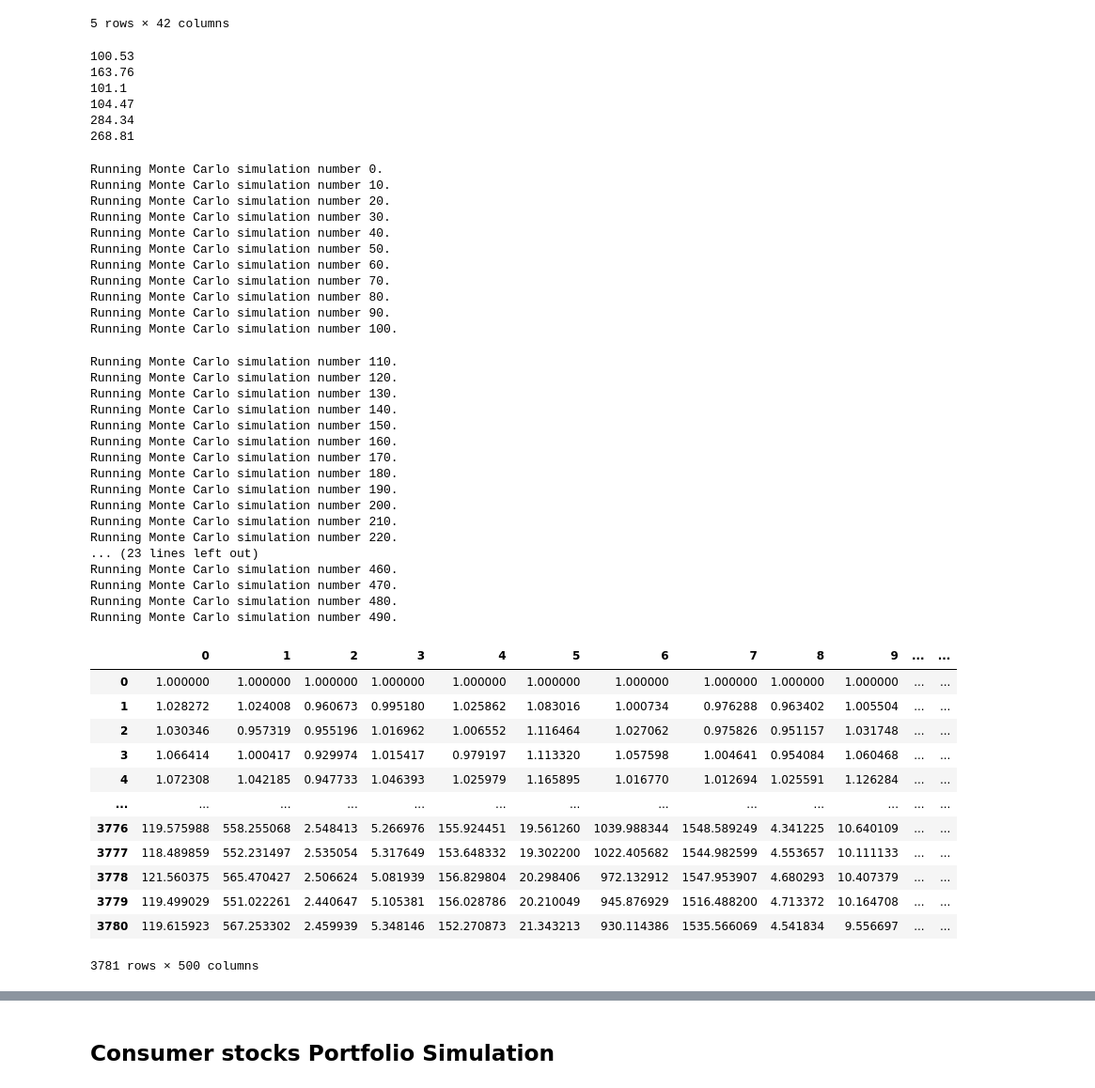
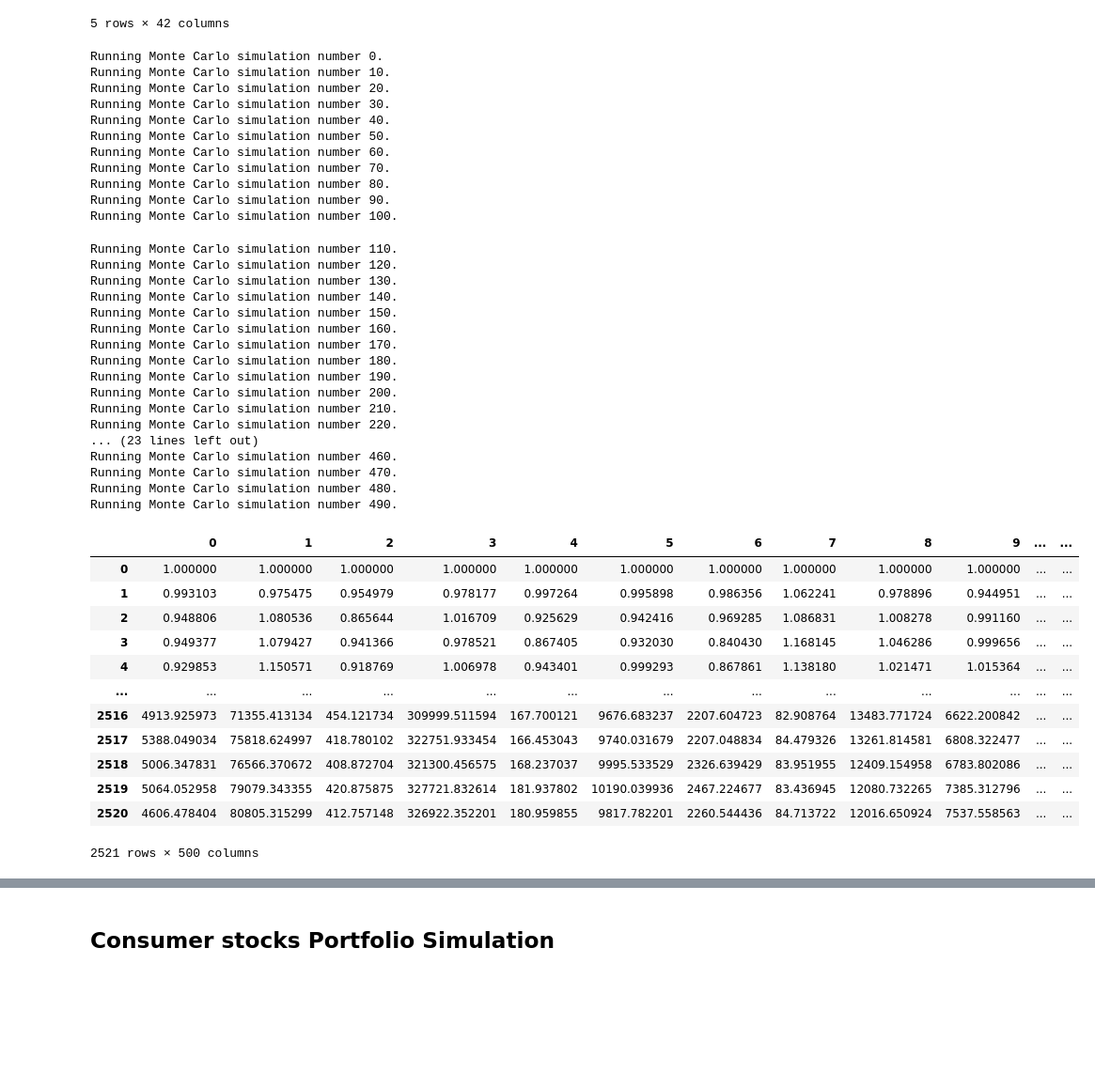
Before and after one commit to reiccv/Project_1_Portfolio_Analysis, a Jupyter notebook: Portfolio_Analysis_Tech_vs_Consumer.ipynb, the cells around one changed output, grey strips where cells are left out. Shown at 94% size. Cells and saved outputs as stored; diff of their text form; code cells hidden in the pictures; blank space fills up the shorter version.

```diff
--- a/Portfolio_Analysis_Tech_vs_Consumer.ipynb
+++ b/Portfolio_Analysis_Tech_vs_Consumer.ipynb
@@ -556,8 +555,10 @@ tickers = ["AGG","AMZN", "GOOGL", "AAPL", "MSFT", "NVDA"]
 
 timeframe = "1DAY"
 
-start_date = pd.Timestamp("2013-04-05", tz="America/New_York").isoformat()
-end_date = pd.Timestamp("2023-04-05", tz="America/New_York").isoformat()
+##Use more conservative timeframe...
+
+start_date = pd.Timestamp("2013-01-01", tz="America/New_York").isoformat()
+end_date = pd.Timestamp("2017-01-01", tz="America/New_York").isoformat()
 
 tech_portfolio = alpaca.get_bars(
     tickers,
@@ -591,85 +592,54 @@ tech_portfolio.head()
 | 2015-12-04 05:00:00+00:00 | 108.05 | 108.3000 | 108.00 | 108.240 | 2182057 | 9796 | 108.192232 | 666.00 | 674.775 | 661.40 | ... |
 | 2015-12-07 05:00:00+00:00 | 108.30 | 108.5800 | 108.23 | 108.400 | 2143773 | 9104 | 108.460067 | 674.74 | 675.460 | 660.50 | ... |
 5 rows × 42 columns
-# %%
-agg_close_price = tech_portfolio["AGG"]["close"]
-
-print(agg_close_price[-1])
-
-AAPL_close_price = tech_portfolio["AAPL"]["close"]
-
-print(AAPL_close_price[-1])
-
-AMZN_close_price = tech_portfolio["AMZN"]["close"]
-
-print(AMZN_close_price[-1])
-
-GOOGL_close_price = tech_portfolio["GOOGL"]["close"]
-
-print(GOOGL_close_price[-1])
-
-MSFT_close_price = tech_portfolio["MSFT"]["close"]
-
-print(MSFT_close_price[-1])
-
-NVDA_close_price = tech_portfolio["NVDA"]["close"]
-
-print(NVDA_close_price[-1])
-# %% [output]
-100.53
-163.76
-101.1
-104.47
-284.34
-268.81
 # %%
-MC_15year_tech = MCSimulation(
+MC_10year_tech = MCSimulation(
     portfolio_data = tech_portfolio,
     weights = [.20,.16,.16,.16,.16,.16],
     num_simulation = 500,
-    num_trading_days = 252*15)
+    num_trading_days = 252*10)
 
-MC_15year_tech.calc_cumulative_return()
+MC_10year_tech.calc_cumulative_return()
 # %% [output]
 Running Monte Carlo simulation number 0.
 Running Monte Carlo simulation number 10.
 Running Monte Carlo simulation number 20.
 Running Monte Carlo simulation number 30.
 Running Monte Carlo simulation number 40.
 Running Monte Carlo simulation number 50.
 Running Monte Carlo simulation number 60.
 Running Monte Carlo simulation number 70.
 Running Monte Carlo simulation number 80.
 Running Monte Carlo simulation number 90.
 Running Monte Carlo simulation number 100.
 Running Monte Carlo simulation number 110.
 Running Monte Carlo simulation number 120.
 Running Monte Carlo simulation number 130.
 Running Monte Carlo simulation number 140.
 Running Monte Carlo simulation number 150.
 Running Monte Carlo simulation number 160.
 Running Monte Carlo simulation number 170.
 Running Monte Carlo simulation number 180.
 Running Monte Carlo simulation number 190.
 Running Monte Carlo simulation number 200.
 Running Monte Carlo simulation number 210.
 Running Monte Carlo simulation number 220.
 ... (23 lines left out)
 Running Monte Carlo simulation number 460.
 Running Monte Carlo simulation number 470.
 Running Monte Carlo simulation number 480.
 Running Monte Carlo simulation number 490.
 |  | 0 | 1 | 2 | 3 | 4 | 5 | 6 | 7 | 8 | 9 | ... | ... |
 | 0 | 1.000000 | 1.000000 | 1.000000 | 1.000000 | 1.000000 | 1.000000 | 1.000000 | 1.000000 | 1.000000 | 1.000000 | ... | ... |
-| 1 | 1.028272 | 1.024008 | 0.960673 | 0.995180 | 1.025862 | 1.083016 | 1.000734 | 0.976288 | 0.963402 | 1.005504 | ... | ... |
-| 2 | 1.030346 | 0.957319 | 0.955196 | 1.016962 | 1.006552 | 1.116464 | 1.027062 | 0.975826 | 0.951157 | 1.031748 | ... | ... |
-| 3 | 1.066414 | 1.000417 | 0.929974 | 1.015417 | 0.979197 | 1.113320 | 1.057598 | 1.004641 | 0.954084 | 1.060468 | ... | ... |
-| 4 | 1.072308 | 1.042185 | 0.947733 | 1.046393 | 1.025979 | 1.165895 | 1.016770 | 1.012694 | 1.025591 | 1.126284 | ... | ... |
+| 1 | 0.993103 | 0.975475 | 0.954979 | 0.978177 | 0.997264 | 0.995898 | 0.986356 | 1.062241 | 0.978896 | 0.944951 | ... | ... |
+| 2 | 0.948806 | 1.080536 | 0.865644 | 1.016709 | 0.925629 | 0.942416 | 0.969285 | 1.086831 | 1.008278 | 0.991160 | ... | ... |
+| 3 | 0.949377 | 1.079427 | 0.941366 | 0.978521 | 0.867405 | 0.932030 | 0.840430 | 1.168145 | 1.046286 | 0.999656 | ... | ... |
+| 4 | 0.929853 | 1.150571 | 0.918769 | 1.006978 | 0.943401 | 0.999293 | 0.867861 | 1.138180 | 1.021471 | 1.015364 | ... | ... |
 | ... | ... | ... | ... | ... | ... | ... | ... | ... | ... | ... | ... | ... |
-| 3776 | 119.575988 | 558.255068 | 2.548413 | 5.266976 | 155.924451 | 19.561260 | 1039.988344 | 1548.589249 | 4.341225 | 10.640109 | ... | ... |
-| 3777 | 118.489859 | 552.231497 | 2.535054 | 5.317649 | 153.648332 | 19.302200 | 1022.405682 | 1544.982599 | 4.553657 | 10.111133 | ... | ... |
-| 3778 | 121.560375 | 565.470427 | 2.506624 | 5.081939 | 156.829804 | 20.298406 | 972.132912 | 1547.953907 | 4.680293 | 10.407379 | ... | ... |
-| 3779 | 119.499029 | 551.022261 | 2.440647 | 5.105381 | 156.028786 | 20.210049 | 945.876929 | 1516.488200 | 4.713372 | 10.164708 | ... | ... |
-| 3780 | 119.615923 | 567.253302 | 2.459939 | 5.348146 | 152.270873 | 21.343213 | 930.114386 | 1535.566069 | 4.541834 | 9.556697 | ... | ... |
+| 2516 | 4913.925973 | 71355.413134 | 454.121734 | 309999.511594 | 167.700121 | 9676.683237 | 2207.604723 | 82.908764 | 13483.771724 | 6622.200842 | ... | ... |
+| 2517 | 5388.049034 | 75818.624997 | 418.780102 | 322751.933454 | 166.453043 | 9740.031679 | 2207.048834 | 84.479326 | 13261.814581 | 6808.322477 | ... | ... |
+| 2518 | 5006.347831 | 76566.370672 | 408.872704 | 321300.456575 | 168.237037 | 9995.533529 | 2326.639429 | 83.951955 | 12409.154958 | 6783.802086 | ... | ... |
+| 2519 | 5064.052958 | 79079.343355 | 420.875875 | 327721.832614 | 181.937802 | 10190.039936 | 2467.224677 | 83.436945 | 12080.732265 | 7385.312796 | ... | ... |
+| 2520 | 4606.478404 | 80805.315299 | 412.757148 | 326922.352201 | 180.959855 | 9817.782201 | 2260.544436 | 84.713722 | 12016.650924 | 7537.558563 | ... | ... |
-3781 rows × 500 columns
+2521 rows × 500 columns
 # %%
```
Also changed, not shown: parts of 16 cells of this notebook.
